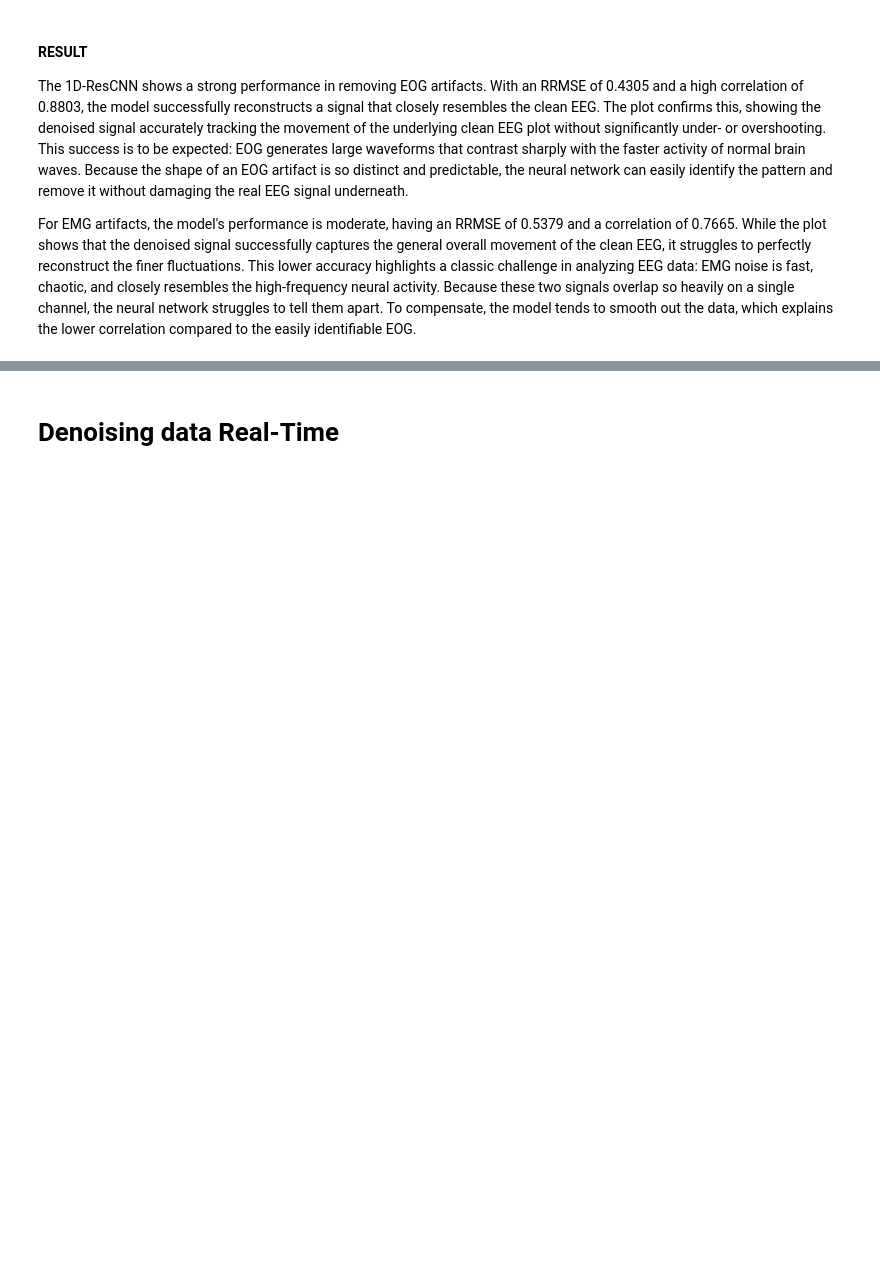
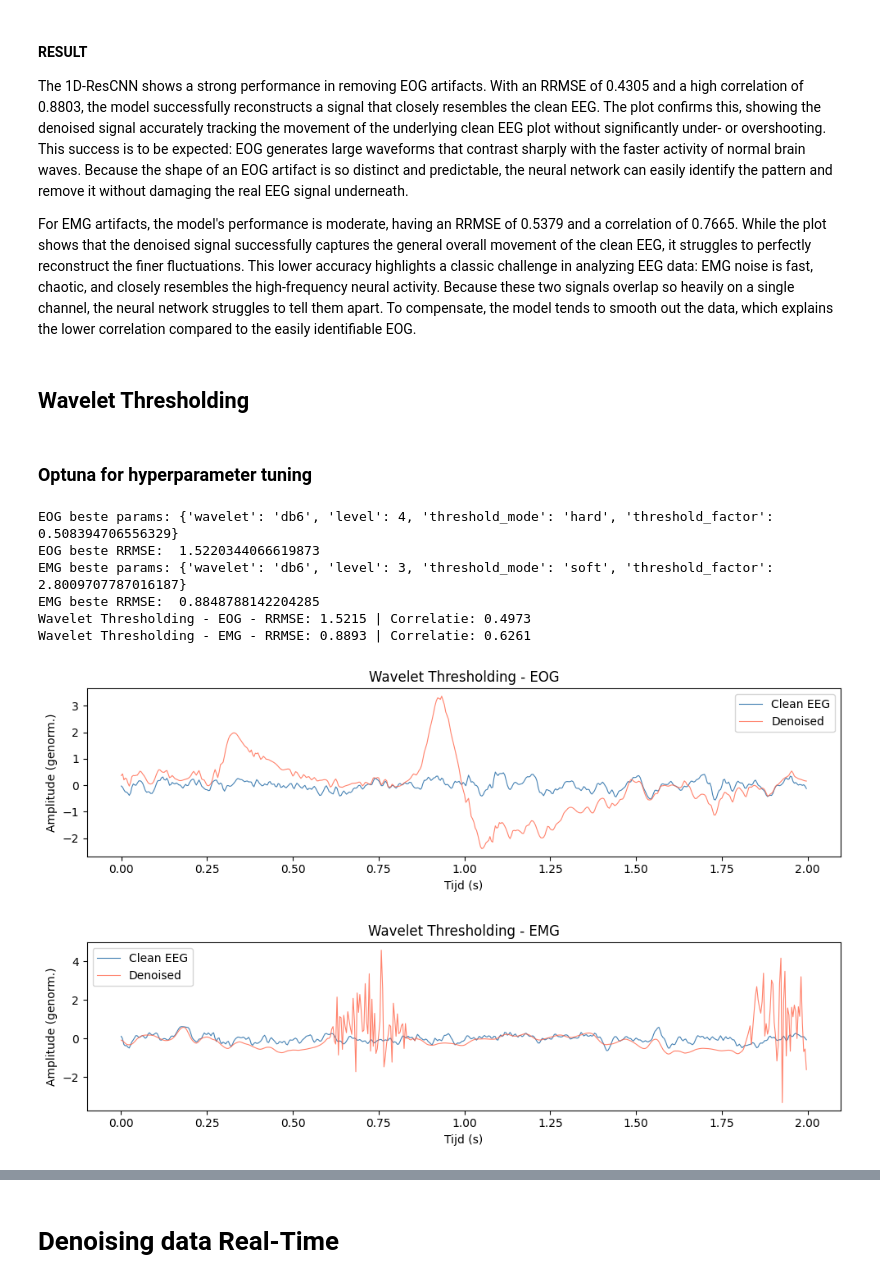
Before and after one commit to benjamindeplae-hub/Current-Trends-in-Artificial-Intelligence, a Jupyter notebook: main.ipynb, the cells around one changed output, grey strips where cells are left out. Cells and saved outputs as stored; diff of their text form; code cells hidden in the pictures; blank space fills up the shorter version.

```diff
--- a/main.ipynb
+++ b/main.ipynb
@@ -593,3 +606,5 @@ ResCNN — EMG — RRMSE: 0.5379 | Correlatie: 0.7665
 The 1D-ResCNN shows a strong performance in removing EOG artifacts. With an RRMSE of 0.4305 and a high correlation of 0.8803, the model successfully reconstructs a signal that closely resembles the clean EEG. The plot confirms this, showing the denoised signal accurately tracking the movement of the underlying clean EEG plot without significantly under- or overshooting. This success is to be expected: EOG generates large waveforms that contrast sharply with the faster activity of normal brain waves. Because the shape of an EOG artifact is so distinct and predictable, the neural network can easily identify the pattern and remove it without damaging the real EEG signal underneath.
 
 For EMG artifacts, the model's performance is moderate, having an RRMSE of 0.5379 and a correlation of 0.7665. While the plot shows that the denoised signal successfully captures the general overall movement of the clean EEG, it struggles to perfectly reconstruct the finer fluctuations. This lower accuracy highlights a classic challenge in analyzing EEG data: EMG noise is fast, chaotic, and closely resembles the high-frequency neural activity. Because these two signals overlap so heavily on a single channel, the neural network struggles to tell them apart. To compensate, the model tends to smooth out the data, which explains the lower correlation compared to the easily identifiable EOG.
+# %% [markdown]
+## Wavelet Thresholding
@@ -595,0 +625,46 @@ For EMG artifacts, the model's performance is moderate, having an RRMSE of 0.537
+# %%
+import optuna
+optuna.logging.set_verbosity(optuna.logging.WARNING)
+
+def make_wavelet_objective(noisy_val, clean_val):
+    def objective(trial):
+        wavelet          = trial.suggest_categorical('wavelet', ['db4', 'db6', 'db8', 'sym4', 'sym6', 'coif1', 'coif2'])
+        level            = trial.suggest_int('level', 2, 6)
+        threshold_mode   = trial.suggest_categorical('threshold_mode', ['soft', 'hard'])
+        threshold_factor = trial.suggest_float('threshold_factor', 0.5, 3.0)
+        denoised = wavelet_denoise(noisy_val, wavelet, level, threshold_mode, threshold_factor)
+        return np.sqrt(np.mean((clean_val - denoised)**2) / np.mean(clean_val**2))
+    return objective
+# %% [markdown]
+### Optuna for hyperparameter tuning
+# %%
+study_wt_eog = optuna.create_study(direction='minimize')
+study_wt_eog.optimize(make_wavelet_objective(noisy_eog_val, clean_eog_val), n_trials=30)
+
+study_wt_emg = optuna.create_study(direction='minimize')
+study_wt_emg.optimize(make_wavelet_objective(noisy_emg_val, clean_emg_val), n_trials=30)
+
+print("EOG beste params:", study_wt_eog.best_params)
+print("EOG beste RRMSE: ", study_wt_eog.best_value)
+print("EMG beste params:", study_wt_emg.best_params)
+print("EMG beste RRMSE: ", study_wt_emg.best_value)
+
+# Evaluate on test set with best hyperparameters
+denoised_wt_eog_test = wavelet_denoise(noisy_eog_test, **study_wt_eog.best_params)
+evaluate(clean_eog_test, denoised_wt_eog_test, "Wavelet Thresholding - EOG")
+
+denoised_wt_emg_test = wavelet_denoise(noisy_emg_test, **study_wt_emg.best_params)
+evaluate(clean_emg_test, denoised_wt_emg_test, "Wavelet Thresholding - EMG")
+
+# Plot denoised vs clean
+plot_denoising(clean_eog_test, denoised_wt_eog_test, "Wavelet Thresholding - EOG")
+plot_denoising(clean_emg_test, denoised_wt_emg_test, "Wavelet Thresholding - EMG")
+# %% [output]
+EOG beste params: {'wavelet': 'db6', 'level': 4, 'threshold_mode': 'hard', 'threshold_factor': 0.508394706556329}
+EOG beste RRMSE:  1.5220344066619873
+EMG beste params: {'wavelet': 'db6', 'level': 3, 'threshold_mode': 'soft', 'threshold_factor': 2.8009707787016187}
+EMG beste RRMSE:  0.8848788142204285
+Wavelet Thresholding - EOG - RRMSE: 1.5215 | Correlatie: 0.4973
+Wavelet Thresholding - EMG - RRMSE: 0.8893 | Correlatie: 0.6261
+[figure, added]
+[figure, added]
```
Also changed, not shown: parts of 35 cells of this notebook.
